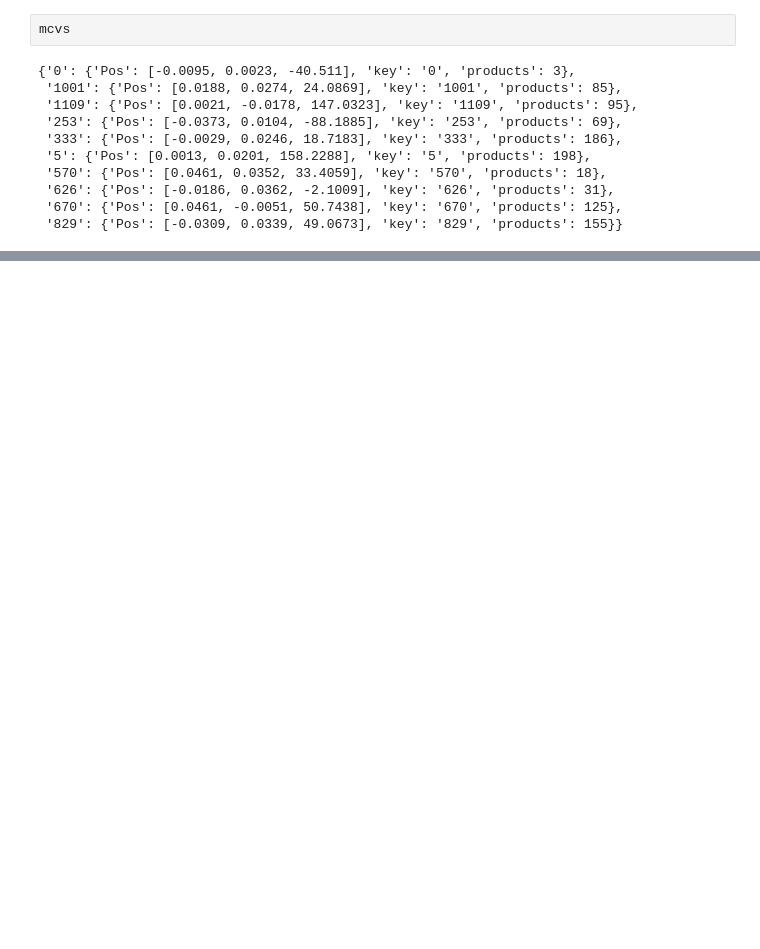
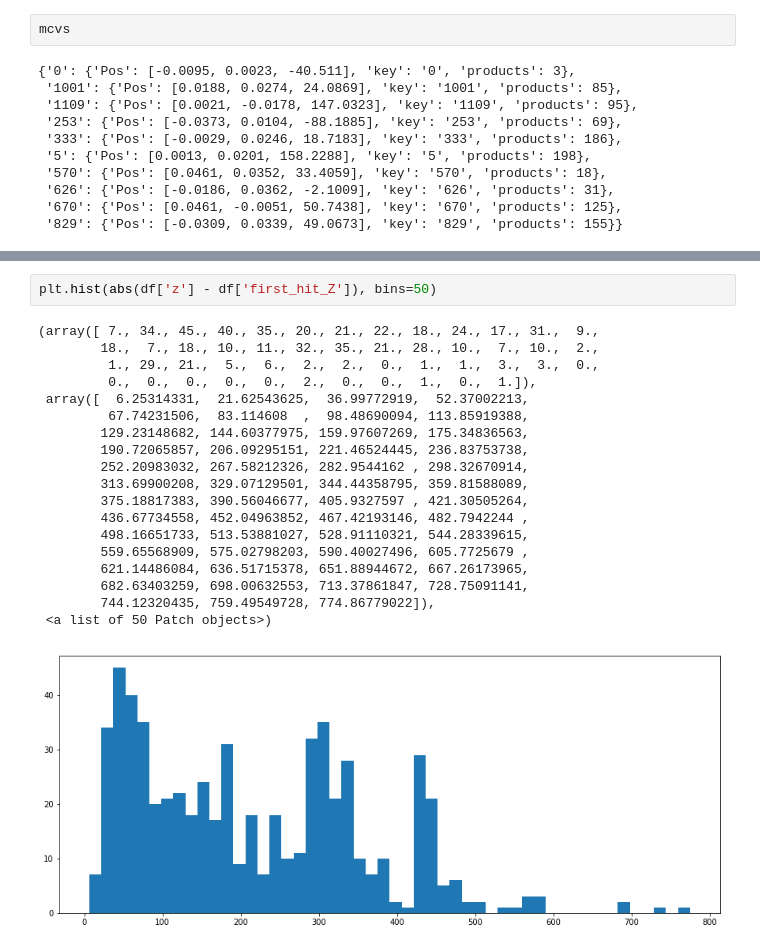
Before and after one commit to petruccs/rapid2018, a Jupyter notebook: Track PV Association example.ipynb, the cells around one changed output, grey strips where cells are left out. Drawn from its saved outputs; the diff is of its cells as text; blank space fills up the shorter version.

```diff
--- a/Track PV Association example.ipynb
+++ b/Track PV Association example.ipynb
@@ -92,0 +120,22 @@ array([[<matplotlib.axes._subplots.AxesSubplot object at 0x...>]],
+# %%
+plt.hist(abs(df['z'] - df['first_hit_Z']), bins=50)
+# %% [output]
+(array([ 7., 34., 45., 40., 35., 20., 21., 22., 18., 24., 17., 31.,  9.,
+        18.,  7., 18., 10., 11., 32., 35., 21., 28., 10.,  7., 10.,  2.,
+         1., 29., 21.,  5.,  6.,  2.,  2.,  0.,  1.,  1.,  3.,  3.,  0.,
+         0.,  0.,  0.,  0.,  0.,  2.,  0.,  0.,  1.,  0.,  1.]),
+ array([  6.25314331,  21.62543625,  36.99772919,  52.37002213,
+         67.74231506,  83.114608  ,  98.48690094, 113.85919388,
+        129.23148682, 144.60377975, 159.97607269, 175.34836563,
+        190.72065857, 206.09295151, 221.46524445, 236.83753738,
+        252.20983032, 267.58212326, 282.9544162 , 298.32670914,
+        313.69900208, 329.07129501, 344.44358795, 359.81588089,
+        375.18817383, 390.56046677, 405.9327597 , 421.30505264,
+        436.67734558, 452.04963852, 467.42193146, 482.7942244 ,
+        498.16651733, 513.53881027, 528.91110321, 544.28339615,
+        559.65568909, 575.02798203, 590.40027496, 605.7725679 ,
+        621.14486084, 636.51715378, 651.88944672, 667.26173965,
+        682.63403259, 698.00632553, 713.37861847, 728.75091141,
+        744.12320435, 759.49549728, 774.86779022]),
+ <a list of 50 Patch objects>)
+[figure, added]
```
Also changed, not shown: parts of 9 cells of this notebook.
